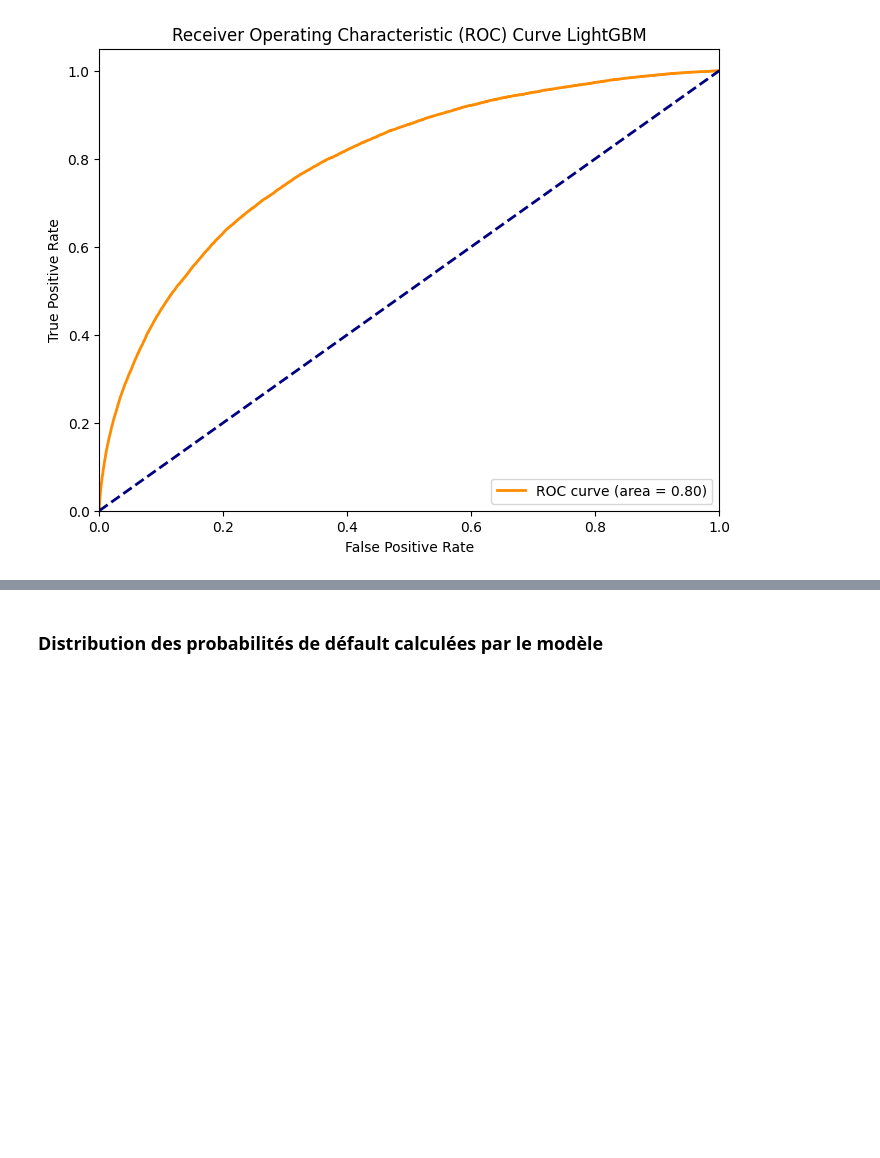
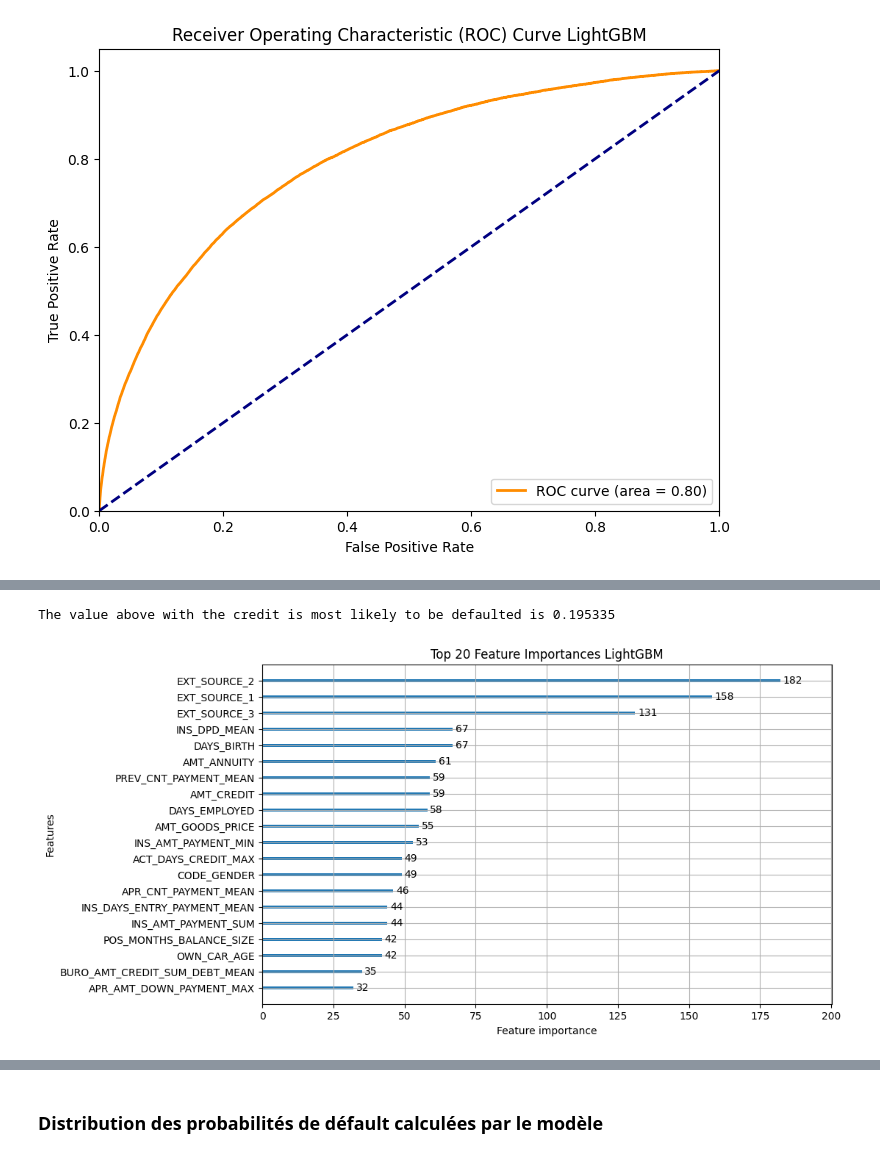
Before and after one commit to CharlesRrrr/RepositoryCreditScoring, a Jupyter notebook: PreProcessCreditToolG0.3.ipynb, the cells around one changed output, grey strips where cells are left out. Saved outputs shown, nothing was run; the diff lists cells and outputs as text; code cells hidden in the pictures; blank space fills up the shorter version.

```diff
--- a/PreProcessCreditToolG0.3.ipynb
+++ b/PreProcessCreditToolG0.3.ipynb
@@ -631,7 +633,7 @@ Name: TARGET, Length: 74, dtype: float64
 
 def simpleLGBM(df):
     # Définition de X_train et de y_train
-    train_df = df[df['TARGET'].notnull()].copy()
+    train_df = df.copy()
     y = train_df['TARGET']
     X = train_df.drop(columns= ['TARGET'], axis = 1)
 
@@ -673,6 +675,7 @@ def simpleLGBM(df):
 
     #score1 = business_score(y, y_pred)
     #print(f"The business score is: {score1}")
-    y =
-    graphROC(df['TARGET'].values, y_pred, "LightGBM")
+    #graphROC(df['TARGET'].values, y_pred, "LightGBM")
+    graphROC(y, y_pred, "LightGBM")
+
     return y_pred, model, X, y
@@ -684,0 +760,7 @@ The value above with the credit is most likely to be defaulted is 0.195335
+# %%
+# Calculons la valeur au percentile à partir duquel nous observons des défauts, afin de calculer le seuil pour rendre boléennes nos estimations
+valPercentileDefault = np.percentile(y_pred,percentThreshold)
+
+print('The value above with the credit is most likely to be defaulted is %.6f' % valPercentileDefault)
+# %% [output]
+The value above with the credit is most likely to be defaulted is 0.195335
@@ -684,0 +799,16 @@ The value above with the credit is most likely to be defaulted is 0.195335
+# %%
+importances = model.feature_importance(importance_type='split')
+
+# Conversion en pandas DataFrame
+feature_names = X.columns
+feature_importances = pd.DataFrame({'feature': feature_names, 'importance': importances})
+
+# Tri par ordre d'importance, des 20 plus importantes
+top_20_features = feature_importances.sort_values(by='importance', ascending=False).head(20)
+
+# Affichage
+lgb.plot_importance(model, max_num_features=20, importance_type='split', figsize=(10, 6))
+plt.title('Top 20 Feature Importances LightGBM')
+plt.show()
+# %% [output]
+[figure, added]
```
Also changed, not shown: parts of 27 cells of this notebook, 2 other files.
